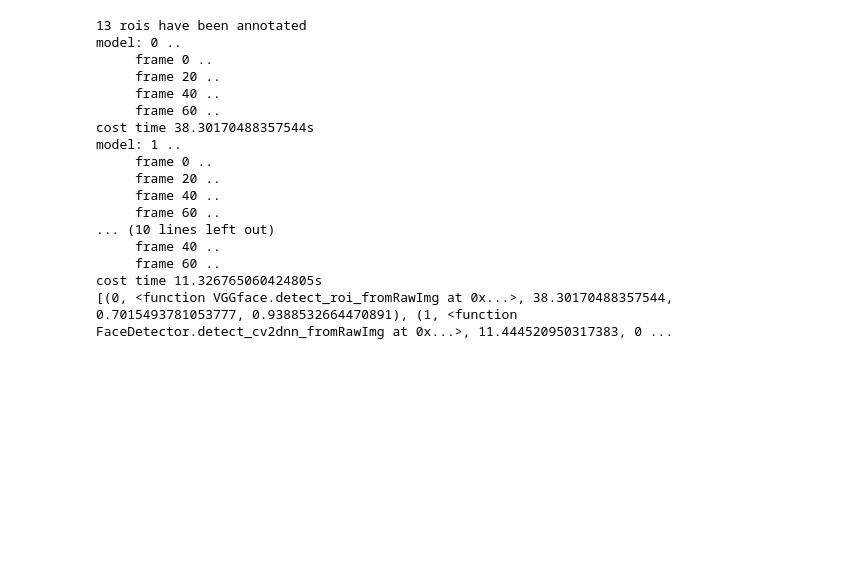
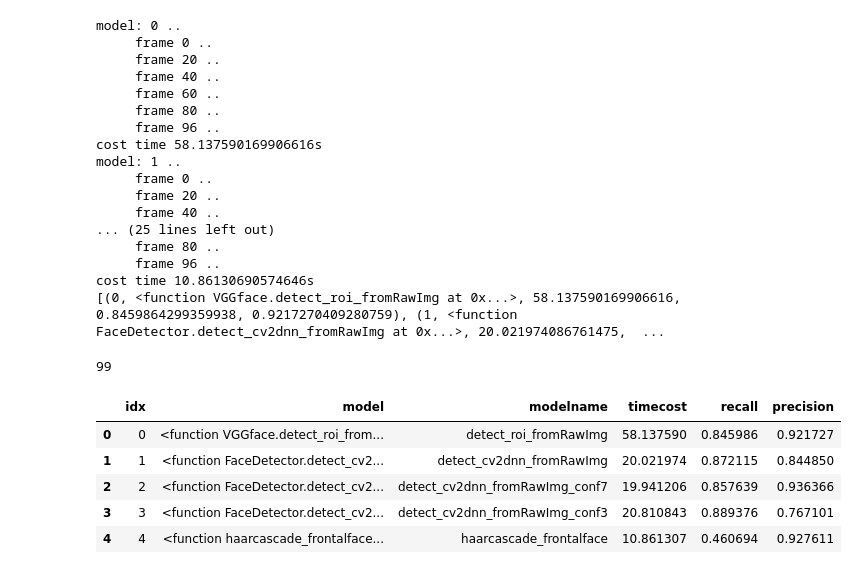
Before and after one commit to jg39gao/VisualSpeakerIdentification, a Jupyter notebook: tools/evaluation.ipynb, the cells around one changed output. Saved outputs shown, nothing was run; the diff lists cells and outputs as text; code cells hidden in the pictures; blank space fills up the shorter version.

```diff
--- a/tools/evaluation.ipynb
+++ b/tools/evaluation.ipynb
@@ -45,0 +30,21 @@ sys.path
+# %%
+# hd = HeadDetector()
+
+# hd.detect_head(rawimg, exportImg=False, outputpath = "./output/")
+
+def haarcascade_frontalface(rawimg):
+    tempdir='../Data/ttemp_imgdir'
+    if not os.path.exists(tempdir):
+        os.mkdir(tempdir)
+
+    dst= os.path.join(tempdir, os.path.basename(rawimg))
+    copyfile(rawimg, dst)
+    #-----------
+
+    x= mtcnnFace.extract_face(tempdir)
+    #-----------
+    os.remove(dst)
+
+    return x
+
+haarcascade_frontalface(rawimg)
@@ -81,35 +97,48 @@ ROI.createROIs(crop=0,
                boundingbox_color=(255,255,0))
 #------------------------------------------------------------------------------
 # #evaluation
-video='../data/5695231002474224804_veg301.wmv'
-annotation_txt= '../data/5695231002474224804_veg301_gt.txt'
+video='../data/5695231002474224804_veg300.wmv'
+annotation_txt= '../data/5695231002474224804_veg300_gt.txt'
 
-vd= Video2Frame(video, saveframe=0, savedir= '../data/model_evaluation2/eva')
-vdE= videoDetectorEvaluation([VGGface.detect_roi_fromRawImg,
+vd= Video2Frame(video, saveframe=0, savedir= '../data/model_evaluation2/frame1')
+
+vdE= videoDetectorEvaluation([
+                              VGGface.detect_roi_fromRawImg,
                               FaceDetector.detect_cv2dnn_fromRawImg,
                               FaceDetector.detect_cv2dnn_fromRawImg_conf7,
-                              FaceDetector.detect_cv2dnn_fromRawImg_conf3
+                              FaceDetector.detect_cv2dnn_fromRawImg_conf3,
+                              haarcascade_frontalface
                               ], video,annotation_txt,
                              save= 1, savedir= vd.savedir)
 
 print(vdE.eva)
 # %% [output]
-13 rois have been annotated
 model: 0 ..
      frame 0 ..
      frame 20 ..
      frame 40 ..
      frame 60 ..
-cost time 38.30170488357544s
+     frame 80 ..
+     frame 96 ..
+cost time 58.137590169906616s
 model: 1 ..
      frame 0 ..
      frame 20 ..
      frame 40 ..
-     frame 60 ..
-... (10 lines left out)
-     frame 40 ..
-     frame 60 ..
-cost time 11.326765060424805s
-[(0, <function VGGface.detect_roi_fromRawImg at 0x...>, 38.30170488357544, 0.7015493781053777, 0.9388532664470891), (1, <function FaceDetector.detect_cv2dnn_fromRawImg at 0x...>, 11.444520950317383, 0 ...
+... (25 lines left out)
+     frame 80 ..
+     frame 96 ..
+cost time 10.86130690574646s
+[(0, <function VGGface.detect_roi_fromRawImg at 0x...>, 58.137590169906616, 0.8459864299359938, 0.9217270409280759), (1, <function FaceDetector.detect_cv2dnn_fromRawImg at 0x...>, 20.021974086761475,  ...
+# %%
+vd.frame_num
+# vdE.recall_precision[2]
+# a test for recall and precision annalyse of single frame
+# videoDetectorEvaluation.recall_precision((3180,2160,3),
+#                                         gt_anns= [[4,4,1,1],[40,4,1,1],[47,4,1,1]],
+#                                         model_anns= [(4,4,1,1)],
+#                                         details= False)
+# %% [output]
+99
 # %%
 import pandas as pd
@@ -118,2 +149,14 @@ eva= pd.DataFrame(vdE.eva, columns=['idx', 'model','timecost', 'recall','precisi
+# %%
+_eva= pd.DataFrame(vdE.eva, columns=['idx', 'model','timecost', 'recall','precision'])
+_eva['modelname']= pd.Series([m.__name__ for m in _eva.model])
+eva= pd.DataFrame(_eva, columns=['idx', 'model','modelname','timecost', 'recall','precision'])
+eva
+# %% [output]
+|  | idx | model | modelname | timecost | recall | precision |
+| 0 | 0 | <function VGGface.detect_roi_from... | detect_roi_fromRawImg | 58.137590 | 0.845986 | 0.921727 |
+| 1 | 1 | <function FaceDetector.detect_cv2... | detect_cv2dnn_fromRawImg | 20.021974 | 0.872115 | 0.844850 |
+| 2 | 2 | <function FaceDetector.detect_cv2... | detect_cv2dnn_fromRawImg_conf7 | 19.941206 | 0.857639 | 0.936366 |
+| 3 | 3 | <function FaceDetector.detect_cv2... | detect_cv2dnn_fromRawImg_conf3 | 20.810843 | 0.889376 | 0.767101 |
+| 4 | 4 | <function haarcascade_frontalface... | haarcascade_frontalface | 10.861307 | 0.460694 | 0.927611 |
 # %%
 
```
Also changed, not shown: parts of 16 cells of this notebook, 7 other files.
